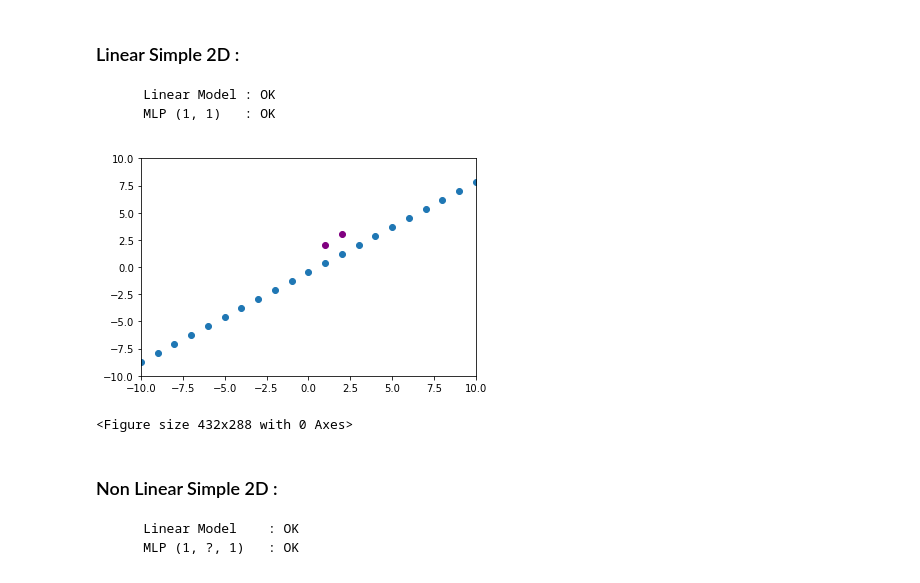
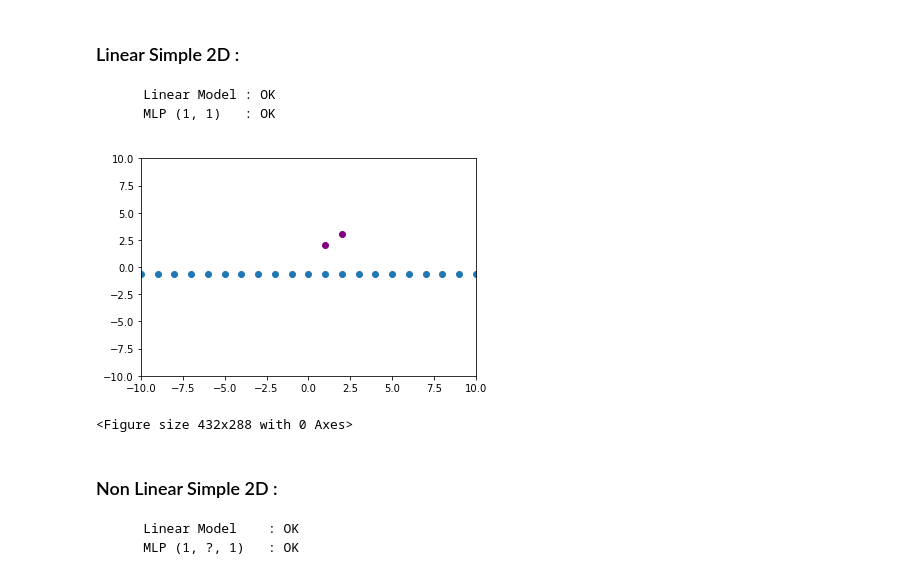
Before and after one commit to Eole30/musical-chords, a Jupyter notebook: notebooks/[Notebook] Cas de Tests pour le rendu 2.ipynb, the cells around one changed output. Drawn from its saved outputs; the diff is of its cells as text; code cells hidden in the pictures.

Commit message:
changed signatures, array size as parameter

```diff
--- a/notebooks/[Notebook] Cas de Tests pour le rendu 2.ipynb
+++ b/notebooks/[Notebook] Cas de Tests pour le rendu 2.ipynb
@@ -32,7 +32,7 @@ if(sys.platform == "win32"):
 X = np.array([
       [1., 1.],
       [2., 3.],
-      [3., 3.]
+      [3., 2.]
 ])
 Y = np.array([
       1.,
@@ -45,6 +45,7 @@ _lib.create_linear_model.restype = ndpointer(dtype=ctypes.c_double, shape=(model
 
 argtypes = [
     ndpointer(dtype=ctypes.c_double, shape=(model_size,)),
+    ctypes.c_int,
     ndpointer(dtype=ctypes.c_double, shape=(model_size,))
     ]
 
@@ -53,5 +54,5 @@ _lib.predict_linear_classification.restype = ctypes.c_short
 
 model = _lib.create_linear_model(model_size)
 print(model)
-print(_lib.predict_linear_classification(model, np.array([5.,3.])))
+print(_lib.predict_linear_classification(model, model_size, np.array([3.,3.])))
 # %% [output]
@@ -64,18 +65,28 @@ inputs_for_train = np.reshape(X, -1, order='F')
 print(inputs_for_train)
 argtypes = [
     ndpointer(dtype=ctypes.c_double, shape=(model_size,)),
+    ctypes.c_int,
     ndpointer(dtype=ctypes.c_double, shape=inputs_for_train.shape),
+    ctypes.c_int,
     ndpointer(dtype=ctypes.c_double, shape=Y.shape),
     ctypes.c_int,
     ctypes.c_float
     ]
 _lib.train_rosenblatt_linear_model.argtypes = argtypes
 _lib.train_rosenblatt_linear_model.restype = ndpointer(dtype=ctypes.c_double, shape=(model_size,))
-
-model = _lib.train_rosenblatt_linear_model(model, inputs_for_train, Y, 20, 0.01)
+print(inputs_for_train.size)
+model = _lib.train_rosenblatt_linear_model(
+    model,
+    model_size,
+    inputs_for_train,
+    inputs_for_train.size,
+    Y,
+    1000,
+    0.01
+    )
 
 print(model)
 for inputs in X:
     print(inputs)
-    print(_lib.predict_linear_classification(model, np.array(inputs)))
+    print(_lib.predict_linear_classification(model, model_size, np.array(inputs)))
 # %% [output]
@@ -270,38 +300,40 @@ plt.clf()
         MLP (1, 1)   : OK
 # %%
 X = np.array([
-      [1],
-      [2]
+      [1.],
+      [2.]
 ])
 Y = np.array([
-      2,
-      3
+      2.,
+      3.
 ])
 # %%
 model_size = 1
 _lib.create_linear_model.argtypes = [ctypes.c_int]
 _lib.create_linear_model.restype = ndpointer(dtype=ctypes.c_double, shape=(model_size,))
 
 model = _lib.create_linear_model(model_size)
+
 argtypes = [
     ndpointer(dtype=ctypes.c_double, shape=(model_size,)),
+    ctypes.c_int,
     ndpointer(dtype=ctypes.c_double, shape=(model_size,))
     ]
 _lib.predict_linear_model_regression.argtypes = argtypes
 _lib.predict_linear_model_regression.restype = ctypes.c_double
 points_x = []
 points_y = []
 plt.axis([-10, 10, -10, 10])
 for i in range(-10, 11):
     points_x.append(i)
-    points_y.append(_lib.predict_linear_model_regression(model, np.array([i + 0.0])))
+    points_y.append(_lib.predict_linear_model_regression(model, model_size, np.array([i + 0.0])))
 
 plt.scatter(X,Y, c="purple")
 plt.scatter(points_x, points_y)
 plt.show()
 plt.clf()
 # %% [output]
-[figure, old version]
+[figure, new version]
 <Figure size 432x288 with 0 Axes>
 # %% [markdown]
 ### Non Linear Simple 2D :
```
Also changed, not shown: parts of 13 cells of this notebook, 3 other files.
